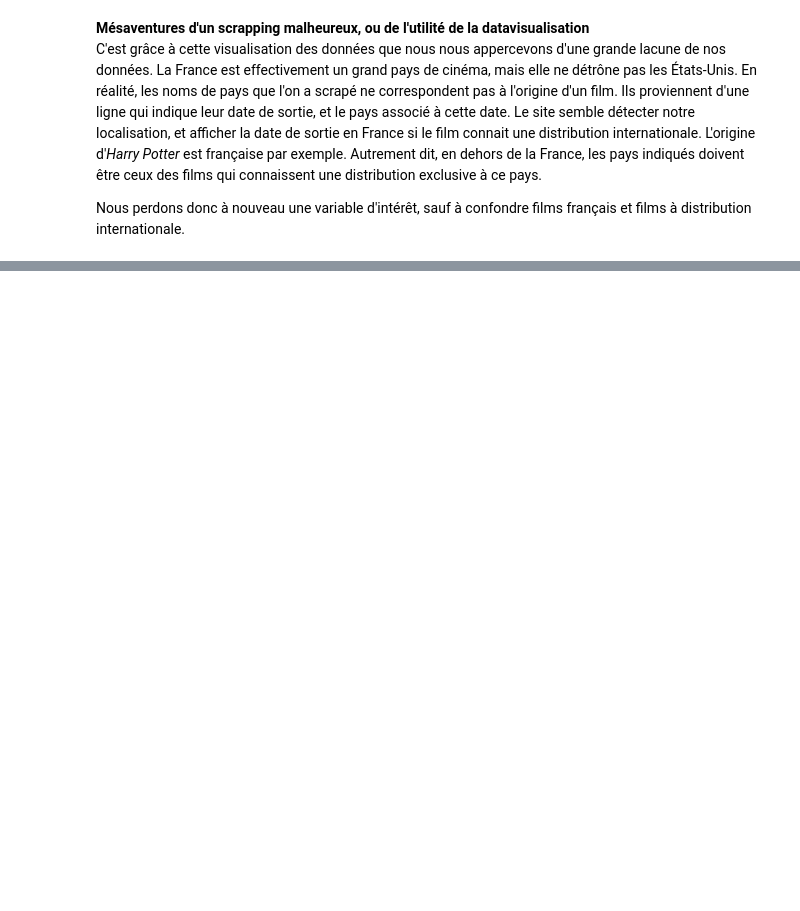
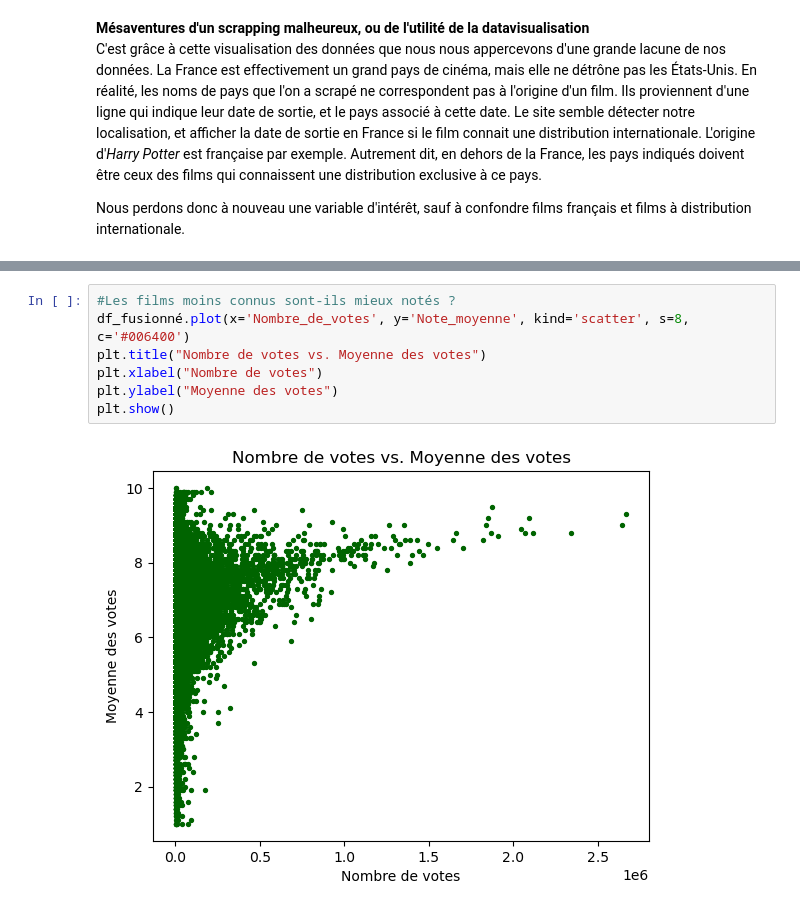
Before and after one commit to Jeremstar/Projet-de-DINGUE, a Jupyter notebook: Notebook/Scrap_IMDb.ipynb, the cells around one changed output, grey strips where cells are left out. Saved outputs shown, nothing was run; the diff lists cells and outputs as text; blank space fills up the shorter version.

Commit message:
2-3 graphiques à la fin, à intégrer à la rédaction

```diff
--- a/Notebook/Scrap_IMDb.ipynb
+++ b/Notebook/Scrap_IMDb.ipynb
@@ -472,0 +512,9 @@ plt.show()
+# %%
+#Les films moins connus sont-ils mieux notés ?
+df_fusionné.plot(x='Nombre_de_votes', y='Note_moyenne', kind='scatter', s=8, c='#006400')
+plt.title("Nombre de votes vs. Moyenne des votes")
+plt.xlabel("Nombre de votes")
+plt.ylabel("Moyenne des votes")
+plt.show()
+# %% [output]
+[figure, added]
```
Also changed, not shown: parts of 4 cells of this notebook.
